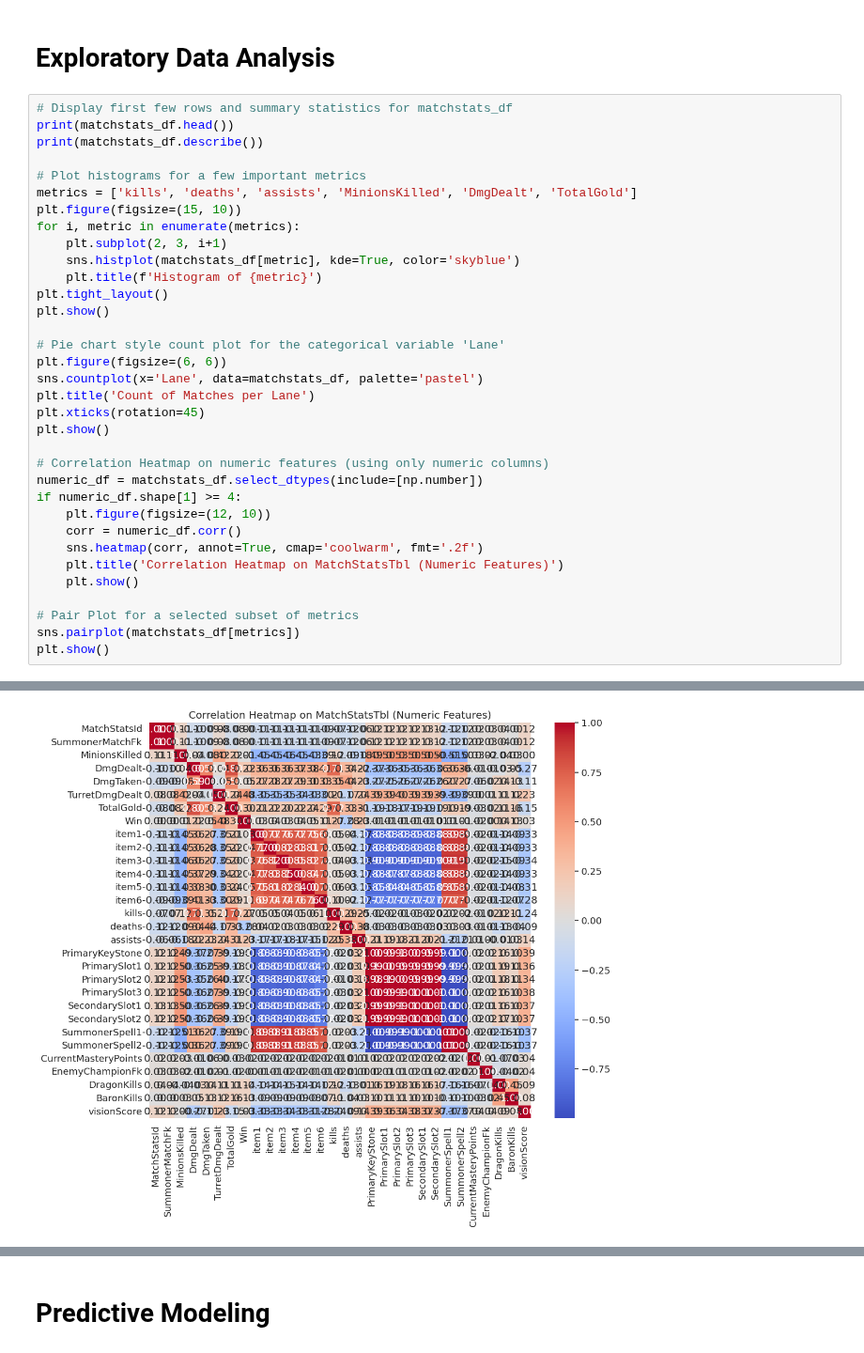
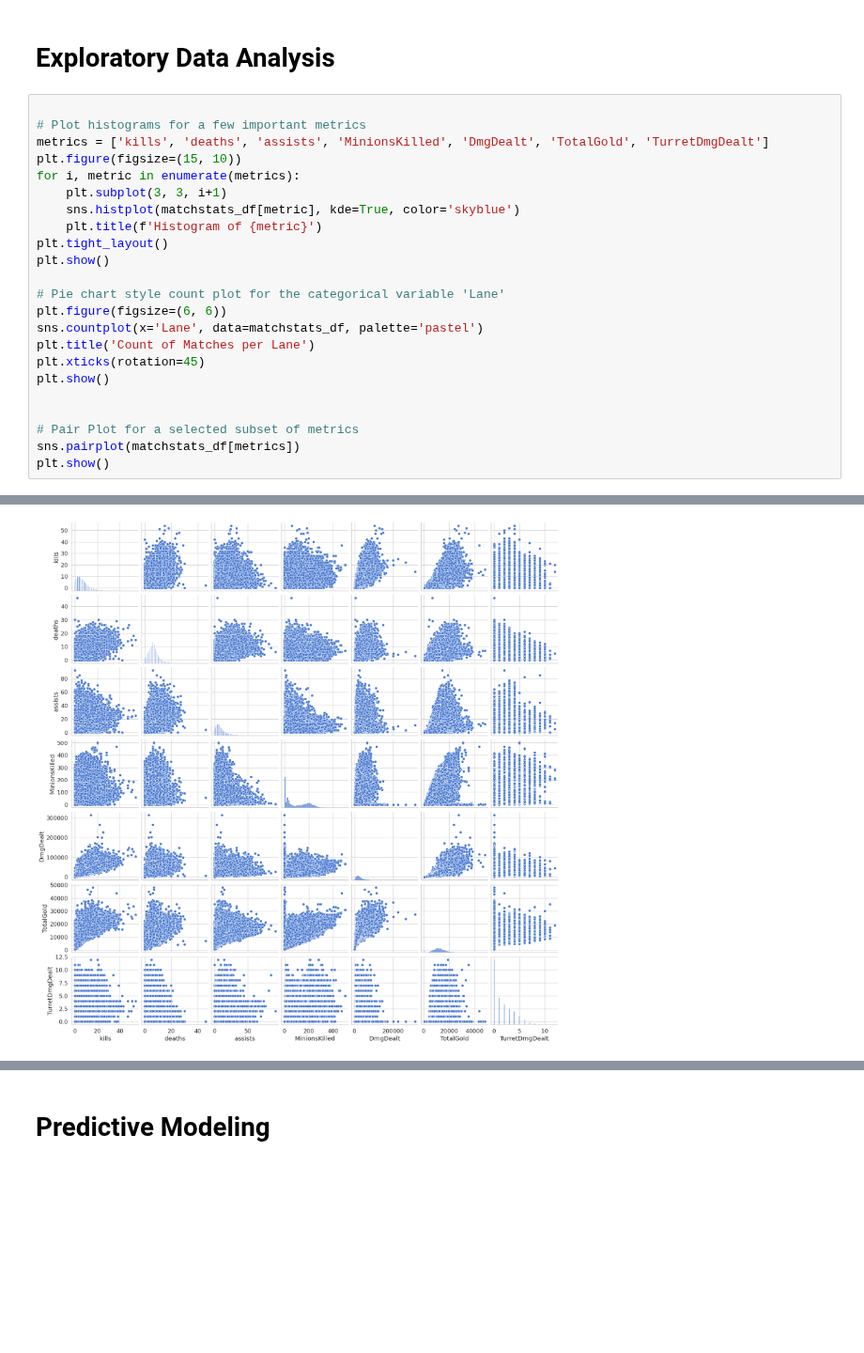
Before and after one commit to vn322/Sport-University, a Jupyter notebook: LoL_Match_History_&_Summoner_Data_–_78k_Matches.ipynb, the cells around one changed output, grey strips where cells are left out. Shown at 94% size. Saved outputs shown, nothing was run; the diff lists cells and outputs as text; blank space fills up the shorter version.

```diff
--- a/LoL_Match_History_&_Summoner_Data_–_78k_Matches.ipynb
+++ b/LoL_Match_History_&_Summoner_Data_–_78k_Matches.ipynb
@@ -128,15 +128,12 @@ Index(['TeamID', 'MatchFk', 'B1Champ', 'B2Champ', 'B3Champ', 'B4Champ',
 # %% [markdown]
 # Exploratory Data Analysis
 # %%
-# Display first few rows and summary statistics for matchstats_df
-print(matchstats_df.head())
-print(matchstats_df.describe())
 
 # Plot histograms for a few important metrics
-metrics = ['kills', 'deaths', 'assists', 'MinionsKilled', 'DmgDealt', 'TotalGold']
+metrics = ['kills', 'deaths', 'assists', 'MinionsKilled', 'DmgDealt', 'TotalGold', 'TurretDmgDealt']
 plt.figure(figsize=(15, 10))
 for i, metric in enumerate(metrics):
-    plt.subplot(2, 3, i+1)
+    plt.subplot(3, 3, i+1)
     sns.histplot(matchstats_df[metric], kde=True, color='skyblue')
     plt.title(f'Histogram of {metric}')
 plt.tight_layout()
@@ -149,14 +146,6 @@ plt.title('Count of Matches per Lane')
 plt.xticks(rotation=45)
 plt.show()
 
-# Correlation Heatmap on numeric features (using only numeric columns)
-numeric_df = matchstats_df.select_dtypes(include=[np.number])
-if numeric_df.shape[1] >= 4:
-    plt.figure(figsize=(12, 10))
-    corr = numeric_df.corr()
-    sns.heatmap(corr, annot=True, cmap='coolwarm', fmt='.2f')
-    plt.title('Correlation Heatmap on MatchStatsTbl (Numeric Features)')
-    plt.show()
 
 # Pair Plot for a selected subset of metrics
 sns.pairplot(matchstats_df[metrics])
@@ -186,2 +158,2 @@ Passing `palette` without assigning `hue` is deprecated and will be removed in v
 [figure]
-[figure, old version]
+[figure, new version]
```
Also changed, not shown: parts of 5 cells of this notebook.
